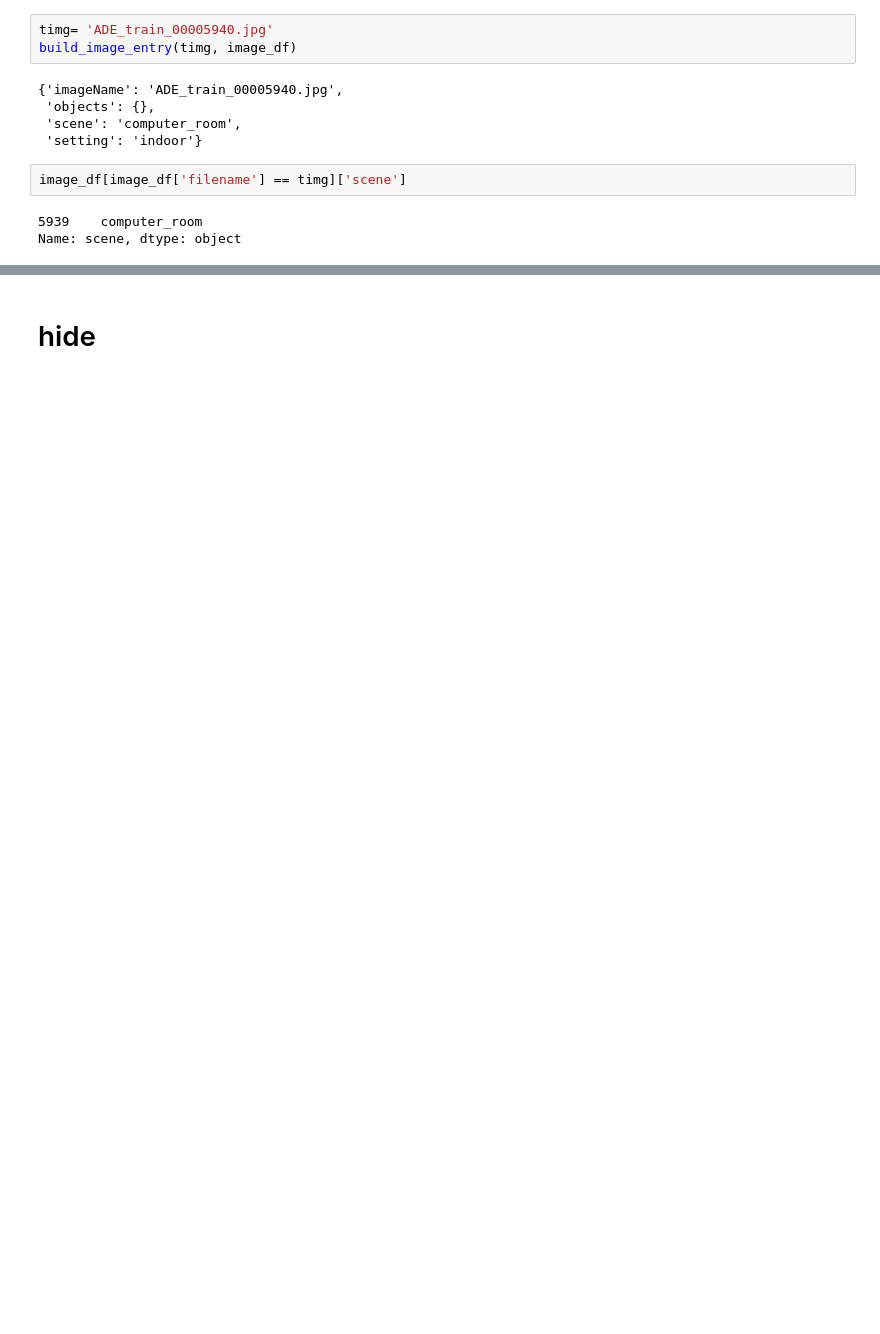
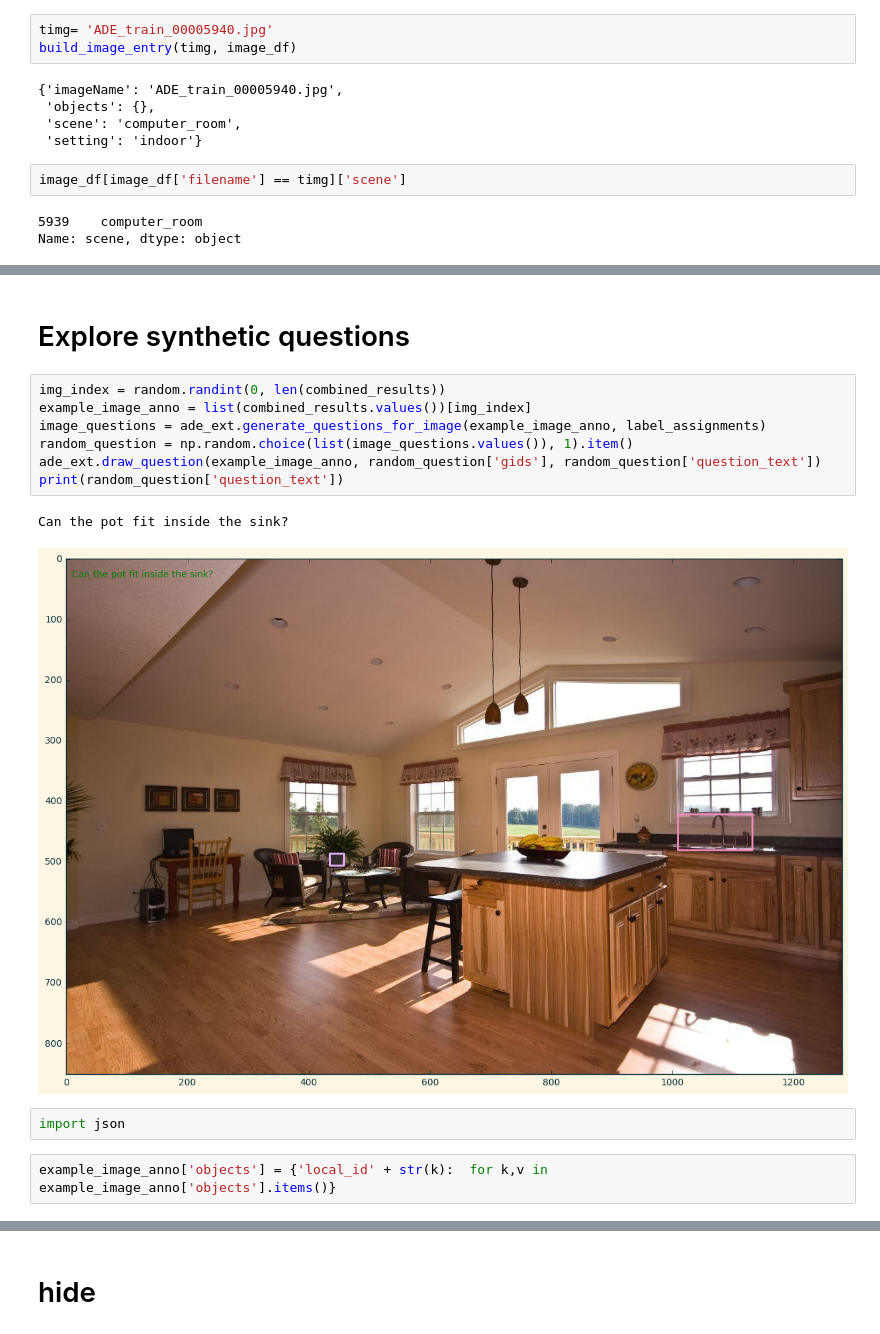
Before and after one commit to drschwenk/pqa_notebooks, a Jupyter notebook: ade_image_selection.ipynb, the cells around one changed output, grey strips where cells are left out. Drawn from its saved outputs; the diff is of its cells as text; blank space fills up the shorter version.

```diff
--- a/ade_image_selection.ipynb
+++ b/ade_image_selection.ipynb
@@ -575,0 +612,16 @@ obj_df[obj_df['obj_class'] == sample_n]
+# %% [markdown]
+# Explore synthetic questions
+# %%
+img_index = random.randint(0, len(combined_results))
+example_image_anno = list(combined_results.values())[img_index]
+image_questions = ade_ext.generate_questions_for_image(example_image_anno, label_assignments)
+random_question = np.random.choice(list(image_questions.values()), 1).item()
+ade_ext.draw_question(example_image_anno, random_question['gids'], random_question['question_text'])
+print(random_question['question_text'])
+# %% [output]
+Can the pot fit inside the sink?
+[figure, added]
+# %%
+import json
+# %%
+example_image_anno['objects'] = {'local_id' + str(k):  for k,v in example_image_anno['objects'].items()}
```
Also changed, not shown: parts of 89 cells of this notebook, 1 other file.
